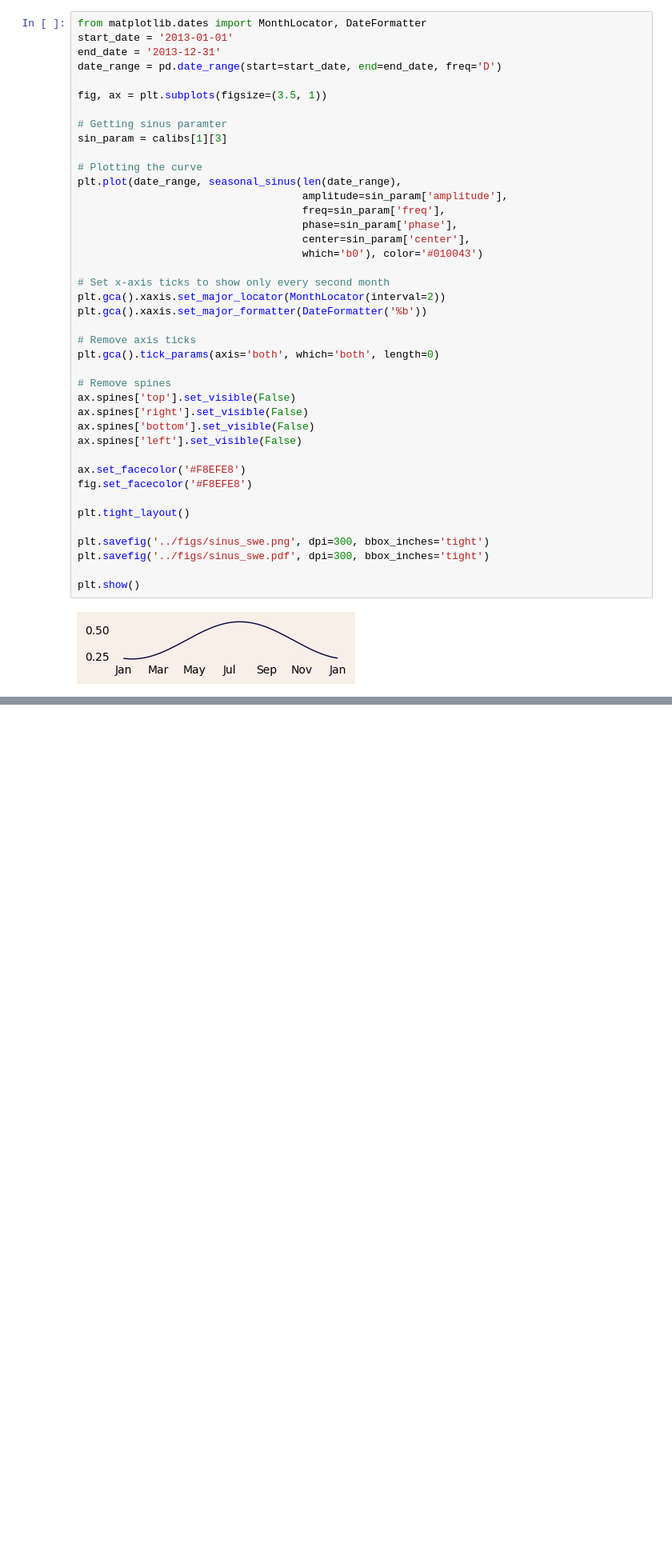
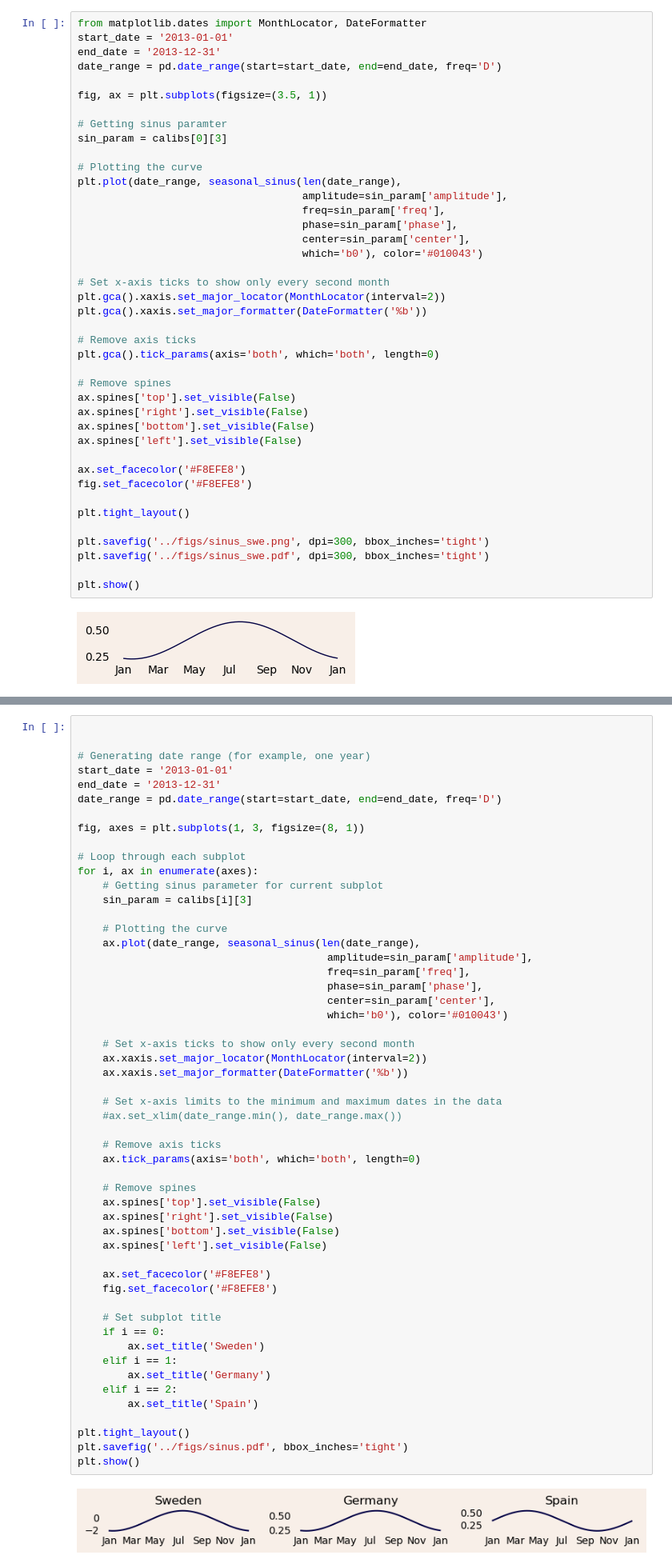
Before and after one commit to JohannaTrost/VegSWBM, a Jupyter notebook: src/correlations_grouped_bar_plots.ipynb, the cells around one changed output, grey strips where cells are left out. Shown at 80% size. Cells and saved outputs as stored; diff of their text form; blank space fills up the shorter version.

Commit message:
Sinus plot for all three sites

```diff
--- a/src/correlations_grouped_bar_plots.ipynb
+++ b/src/correlations_grouped_bar_plots.ipynb
@@ -145,7 +145,7 @@ date_range = pd.date_range(start=start_date, end=end_date, freq='D')
 fig, ax = plt.subplots(figsize=(3.5, 1))
 
 # Getting sinus paramter
-sin_param = calibs[1][3]
+sin_param = calibs[0][3]
 
 # Plotting the curve
 plt.plot(date_range, seasonal_sinus(len(date_range),
@@ -349,3 +349,58 @@ fig.set_facecolor('#F8EFE8')
 plt.rcParams['lines.linewidth'] = 1.0
 # %% [output]
 [figure]
+# %%
+
+
+# Generating date range (for example, one year)
+start_date = '2013-01-01'
+end_date = '2013-12-31'
+date_range = pd.date_range(start=start_date, end=end_date, freq='D')
+
+fig, axes = plt.subplots(1, 3, figsize=(8, 1))
+
+# Loop through each subplot
+for i, ax in enumerate(axes):
+    # Getting sinus parameter for current subplot
+    sin_param = calibs[i][3]
+
+    # Plotting the curve
+    ax.plot(date_range, seasonal_sinus(len(date_range),
+                                        amplitude=sin_param['amplitude'],
+                                        freq=sin_param['freq'],
+                                        phase=sin_param['phase'],
+                                        center=sin_param['center'],
+                                        which='b0'), color='#010043')
+
+    # Set x-axis ticks to show only every second month
+    ax.xaxis.set_major_locator(MonthLocator(interval=2))
+    ax.xaxis.set_major_formatter(DateFormatter('%b'))
+
+    # Set x-axis limits to the minimum and maximum dates in the data
+    #ax.set_xlim(date_range.min(), date_range.max())
+
+    # Remove axis ticks
+    ax.tick_params(axis='both', which='both', length=0)
+
+    # Remove spines
+    ax.spines['top'].set_visible(False)
+    ax.spines['right'].set_visible(False)
+    ax.spines['bottom'].set_visible(False)
+    ax.spines['left'].set_visible(False)
+
+    ax.set_facecolor('#F8EFE8')
+    fig.set_facecolor('#F8EFE8')
+
+    # Set subplot title
+    if i == 0:
+        ax.set_title('Sweden')
+    elif i == 1:
+        ax.set_title('Germany')
+    elif i == 2:
+        ax.set_title('Spain')
+
+plt.tight_layout()
+plt.savefig('../figs/sinus.pdf', bbox_inches='tight')
+plt.show()
+# %% [output]
+[figure, added]
```
Also changed, not shown: 1 other file.
